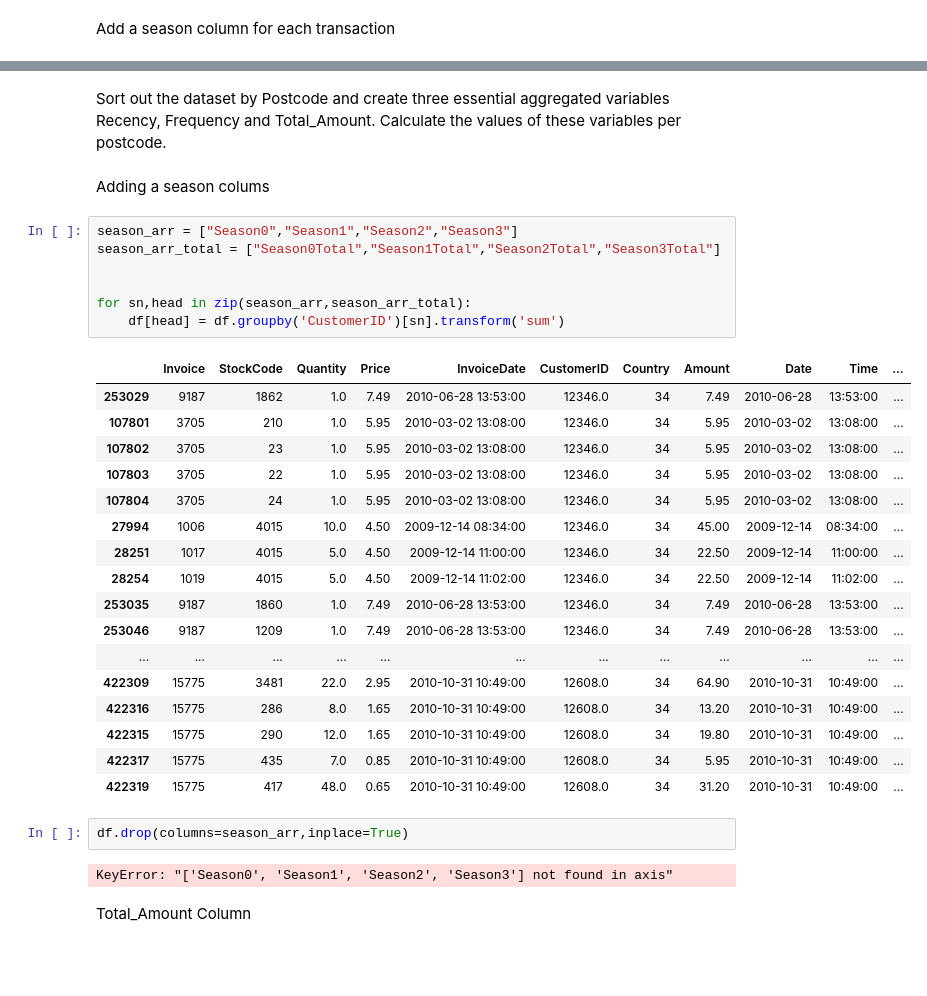
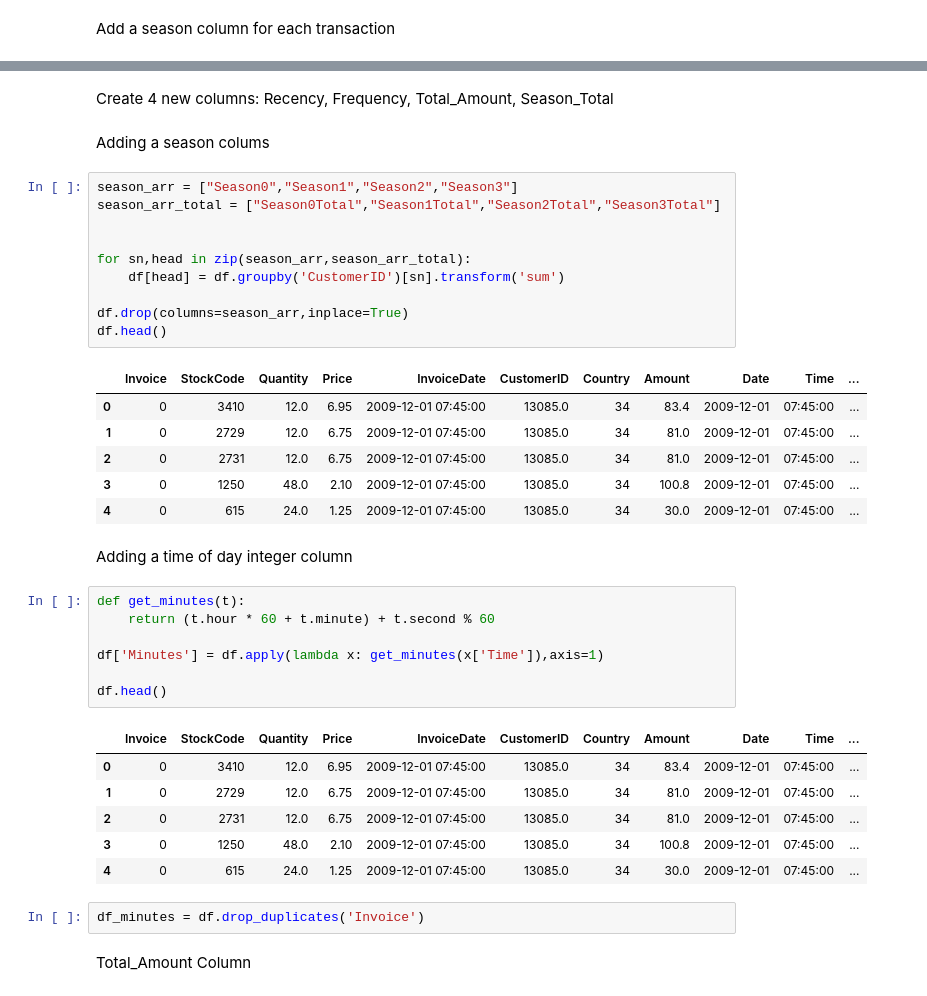
Before and after one commit to JoshWacks/ACMLProject, a Jupyter notebook: ACML_Project.ipynb, the cells around one changed output, grey strips where cells are left out. Drawn from its saved outputs; the diff is of its cells as text; blank space fills up the shorter version.

```diff
--- a/ACML_Project.ipynb
+++ b/ACML_Project.ipynb
@@ -308,36 +284,42 @@ df.drop(columns=['Invoice','StockCode','Quantity','Price','InvoiceDate'])
-# %% [markdown]
-Sort out the dataset by Postcode and create three essential aggregated variables Recency, Frequency and Total_Amount. Calculate the values of these variables per postcode.
+# %% [markdown]
+Create 4 new columns: Recency, Frequency, Total_Amount, Season_Total
 # %% [markdown]
 Adding a season colums
 # %%
 season_arr = ["Season0","Season1","Season2","Season3"]
 season_arr_total = ["Season0Total","Season1Total","Season2Total","Season3Total"]
 
 
 for sn,head in zip(season_arr,season_arr_total):
     df[head] = df.groupby('CustomerID')[sn].transform('sum')
+
+df.drop(columns=season_arr,inplace=True)
+df.head()
 # %% [output]
 |  | Invoice | StockCode | Quantity | Price | InvoiceDate | CustomerID | Country | Amount | Date | Time | ... |
-| 253029 | 9187 | 1862 | 1.0 | 7.49 | 2010-06-28 13:53:00 | 12346.0 | 34 | 7.49 | 2010-06-28 | 13:53:00 | ... |
-| 107801 | 3705 | 210 | 1.0 | 5.95 | 2010-03-02 13:08:00 | 12346.0 | 34 | 5.95 | 2010-03-02 | 13:08:00 | ... |
-| 107802 | 3705 | 23 | 1.0 | 5.95 | 2010-03-02 13:08:00 | 12346.0 | 34 | 5.95 | 2010-03-02 | 13:08:00 | ... |
-| 107803 | 3705 | 22 | 1.0 | 5.95 | 2010-03-02 13:08:00 | 12346.0 | 34 | 5.95 | 2010-03-02 | 13:08:00 | ... |
-| 107804 | 3705 | 24 | 1.0 | 5.95 | 2010-03-02 13:08:00 | 12346.0 | 34 | 5.95 | 2010-03-02 | 13:08:00 | ... |
-| 27994 | 1006 | 4015 | 10.0 | 4.50 | 2009-12-14 08:34:00 | 12346.0 | 34 | 45.00 | 2009-12-14 | 08:34:00 | ... |
-| 28251 | 1017 | 4015 | 5.0 | 4.50 | 2009-12-14 11:00:00 | 12346.0 | 34 | 22.50 | 2009-12-14 | 11:00:00 | ... |
-| 28254 | 1019 | 4015 | 5.0 | 4.50 | 2009-12-14 11:02:00 | 12346.0 | 34 | 22.50 | 2009-12-14 | 11:02:00 | ... |
-| 253035 | 9187 | 1860 | 1.0 | 7.49 | 2010-06-28 13:53:00 | 12346.0 | 34 | 7.49 | 2010-06-28 | 13:53:00 | ... |
-| 253046 | 9187 | 1209 | 1.0 | 7.49 | 2010-06-28 13:53:00 | 12346.0 | 34 | 7.49 | 2010-06-28 | 13:53:00 | ... |
-| ... | ... | ... | ... | ... | ... | ... | ... | ... | ... | ... | ... |
-| 422309 | 15775 | 3481 | 22.0 | 2.95 | 2010-10-31 10:49:00 | 12608.0 | 34 | 64.90 | 2010-10-31 | 10:49:00 | ... |
-| 422316 | 15775 | 286 | 8.0 | 1.65 | 2010-10-31 10:49:00 | 12608.0 | 34 | 13.20 | 2010-10-31 | 10:49:00 | ... |
-| 422315 | 15775 | 290 | 12.0 | 1.65 | 2010-10-31 10:49:00 | 12608.0 | 34 | 19.80 | 2010-10-31 | 10:49:00 | ... |
-| 422317 | 15775 | 435 | 7.0 | 0.85 | 2010-10-31 10:49:00 | 12608.0 | 34 | 5.95 | 2010-10-31 | 10:49:00 | ... |
-| 422319 | 15775 | 417 | 48.0 | 0.65 | 2010-10-31 10:49:00 | 12608.0 | 34 | 31.20 | 2010-10-31 | 10:49:00 | ... |
+| 0 | 0 | 3410 | 12.0 | 6.95 | 2009-12-01 07:45:00 | 13085.0 | 34 | 83.4 | 2009-12-01 | 07:45:00 | ... |
+| 1 | 0 | 2729 | 12.0 | 6.75 | 2009-12-01 07:45:00 | 13085.0 | 34 | 81.0 | 2009-12-01 | 07:45:00 | ... |
+| 2 | 0 | 2731 | 12.0 | 6.75 | 2009-12-01 07:45:00 | 13085.0 | 34 | 81.0 | 2009-12-01 | 07:45:00 | ... |
+| 3 | 0 | 1250 | 48.0 | 2.10 | 2009-12-01 07:45:00 | 13085.0 | 34 | 100.8 | 2009-12-01 | 07:45:00 | ... |
+| 4 | 0 | 615 | 24.0 | 1.25 | 2009-12-01 07:45:00 | 13085.0 | 34 | 30.0 | 2009-12-01 | 07:45:00 | ... |
-# %%
-df.drop(columns=season_arr,inplace=True)
-# %% [output]
-KeyError: "['Season0', 'Season1', 'Season2', 'Season3'] not found in axis"
+# %% [markdown]
+Adding a time of day integer column
+# %%
+def get_minutes(t):
+    return (t.hour * 60 + t.minute) + t.second % 60
+
+df['Minutes'] = df.apply(lambda x: get_minutes(x['Time']),axis=1)
+
+df.head()
+# %% [output]
+|  | Invoice | StockCode | Quantity | Price | InvoiceDate | CustomerID | Country | Amount | Date | Time | ... |
+| 0 | 0 | 3410 | 12.0 | 6.95 | 2009-12-01 07:45:00 | 13085.0 | 34 | 83.4 | 2009-12-01 | 07:45:00 | ... |
+| 1 | 0 | 2729 | 12.0 | 6.75 | 2009-12-01 07:45:00 | 13085.0 | 34 | 81.0 | 2009-12-01 | 07:45:00 | ... |
+| 2 | 0 | 2731 | 12.0 | 6.75 | 2009-12-01 07:45:00 | 13085.0 | 34 | 81.0 | 2009-12-01 | 07:45:00 | ... |
+| 3 | 0 | 1250 | 48.0 | 2.10 | 2009-12-01 07:45:00 | 13085.0 | 34 | 100.8 | 2009-12-01 | 07:45:00 | ... |
+| 4 | 0 | 615 | 24.0 | 1.25 | 2009-12-01 07:45:00 | 13085.0 | 34 | 30.0 | 2009-12-01 | 07:45:00 | ... |
+# %%
+df_minutes = df.drop_duplicates('Invoice')
 # %% [markdown]
 Total_Amount Column
 # %%
```
Also changed, not shown: parts of 26 cells of this notebook.
